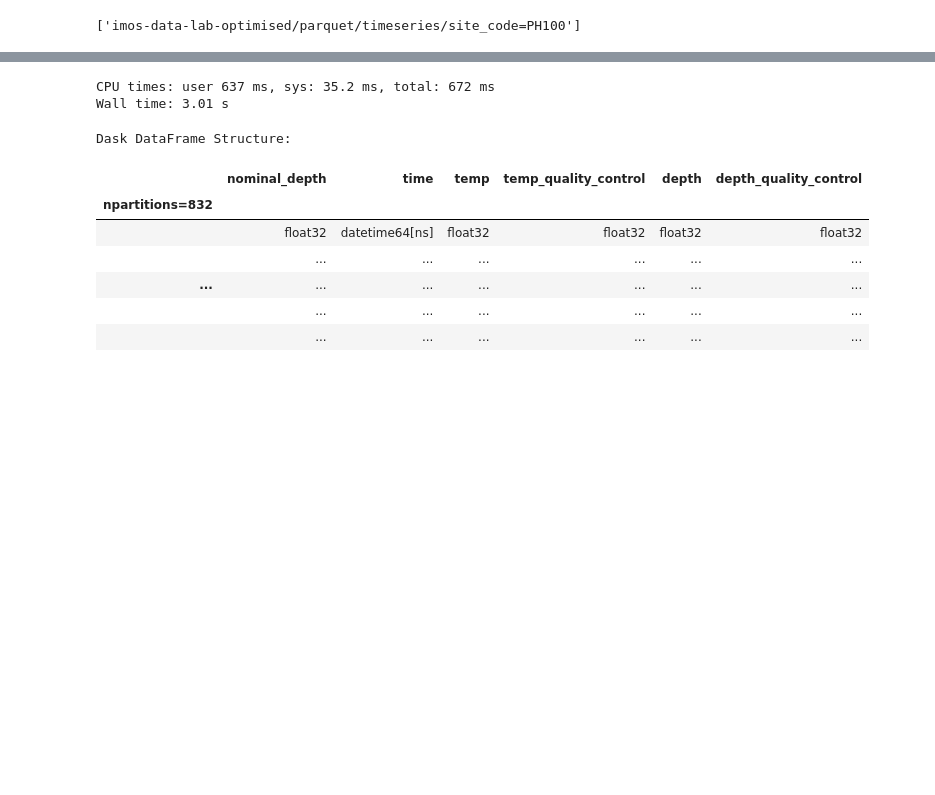
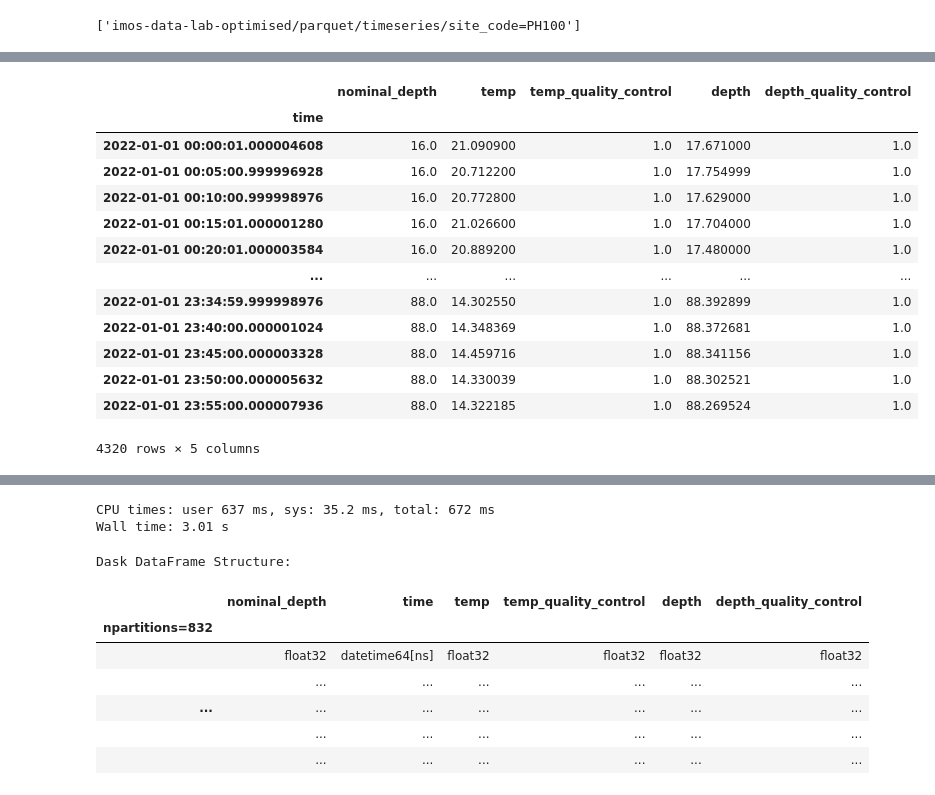
Before and after one commit to aodn/aodn-public-notebooks, a Jupyter notebook: parquet/Moorings_timeseries_parquet_Dask.ipynb, the cells around one changed output, grey strips where cells are left out. Saved outputs shown, nothing was run; the diff lists cells and outputs as text; code cells hidden in the pictures; blank space fills up the shorter version.

```diff
--- a/parquet/Moorings_timeseries_parquet_Dask.ipynb
+++ b/parquet/Moorings_timeseries_parquet_Dask.ipynb
@@ -9,0 +65,4 @@ s3.glob(s3_path)
+# %%
+%%time
+df.loc['2022-01-01'].compute()
+# %% [output]
@@ -9,0 +71,14 @@ s3.glob(s3_path)
+|  | nominal_depth | temp | temp_quality_control | depth | depth_quality_control |
+| time |  |  |  |  |  |
+| 2022-01-01 00:00:01.000004608 | 16.0 | 21.090900 | 1.0 | 17.671000 | 1.0 |
+| 2022-01-01 00:05:00.999996928 | 16.0 | 20.712200 | 1.0 | 17.754999 | 1.0 |
+| 2022-01-01 00:10:00.999998976 | 16.0 | 20.772800 | 1.0 | 17.629000 | 1.0 |
+| 2022-01-01 00:15:01.000001280 | 16.0 | 21.026600 | 1.0 | 17.704000 | 1.0 |
+| 2022-01-01 00:20:01.000003584 | 16.0 | 20.889200 | 1.0 | 17.480000 | 1.0 |
+| ... | ... | ... | ... | ... | ... |
+| 2022-01-01 23:34:59.999998976 | 88.0 | 14.302550 | 1.0 | 88.392899 | 1.0 |
+| 2022-01-01 23:40:00.000001024 | 88.0 | 14.348369 | 1.0 | 88.372681 | 1.0 |
+| 2022-01-01 23:45:00.000003328 | 88.0 | 14.459716 | 1.0 | 88.341156 | 1.0 |
+| 2022-01-01 23:50:00.000005632 | 88.0 | 14.330039 | 1.0 | 88.302521 | 1.0 |
+| 2022-01-01 23:55:00.000007936 | 88.0 | 14.322185 | 1.0 | 88.269524 | 1.0 |
+4320 rows × 5 columns
```
Also changed, not shown: parts of 10 cells of this notebook.
